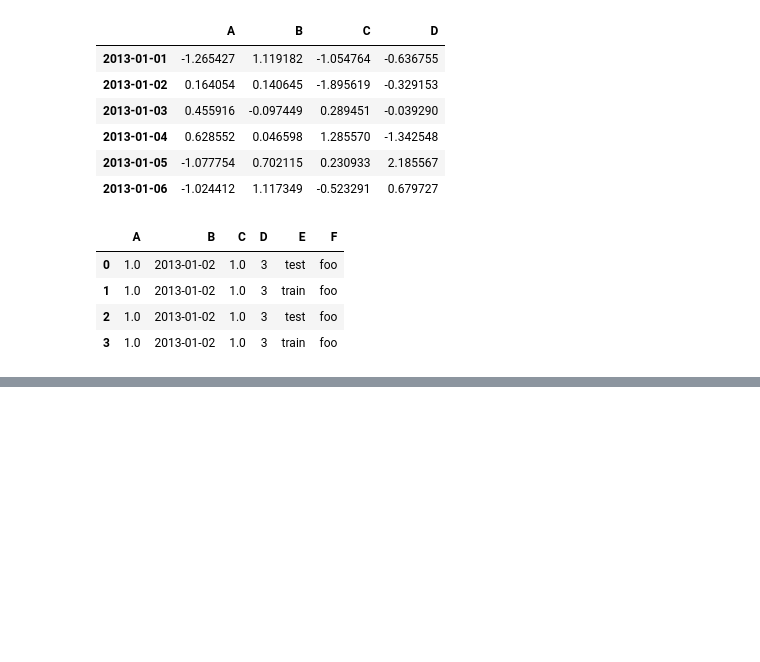
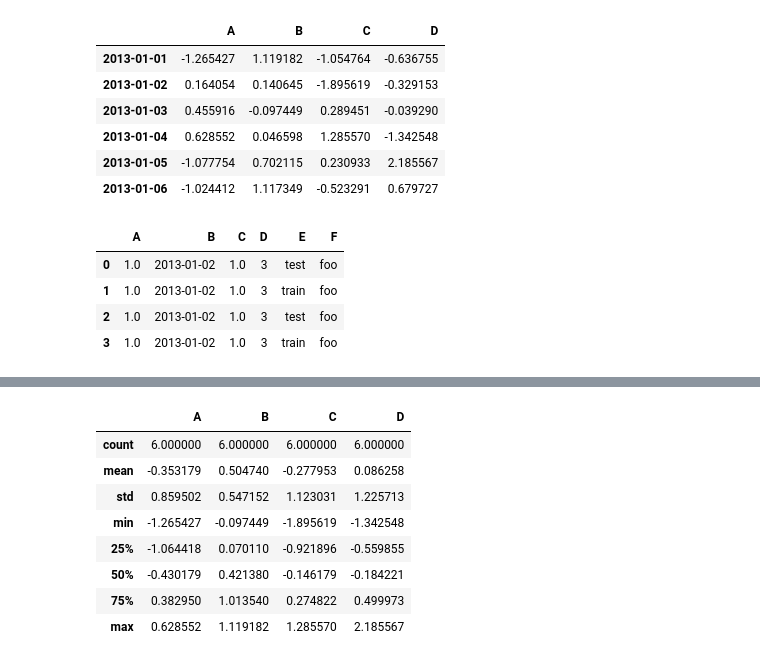
Before and after one commit to MartinezOrtizEduardoAntonio/mineria_de_datos, a Jupyter notebook: Untitled1.ipynb, the cells around one changed output, grey strips where cells are left out. Drawn from its saved outputs; the diff is of its cells as text; code cells hidden in the pictures; blank space fills up the shorter version.

```diff
--- a/Untitled1.ipynb
+++ b/Untitled1.ipynb
@@ -706,0 +753,12 @@ df2
+# %%
+df.describe()
+# %% [output]
+|  | A | B | C | D |
+| count | 6.000000 | 6.000000 | 6.000000 | 6.000000 |
+| mean | -0.353179 | 0.504740 | -0.277953 | 0.086258 |
+| std | 0.859502 | 0.547152 | 1.123031 | 1.225713 |
+| min | -1.265427 | -0.097449 | -1.895619 | -1.342548 |
+| 25% | -1.064418 | 0.070110 | -0.921896 | -0.559855 |
+| 50% | -0.430179 | 0.421380 | -0.146179 | -0.184221 |
+| 75% | 0.382950 | 1.013540 | 0.274822 | 0.499973 |
+| max | 0.628552 | 1.119182 | 1.285570 | 2.185567 |
```
Also changed, not shown: parts of 7 cells of this notebook.
